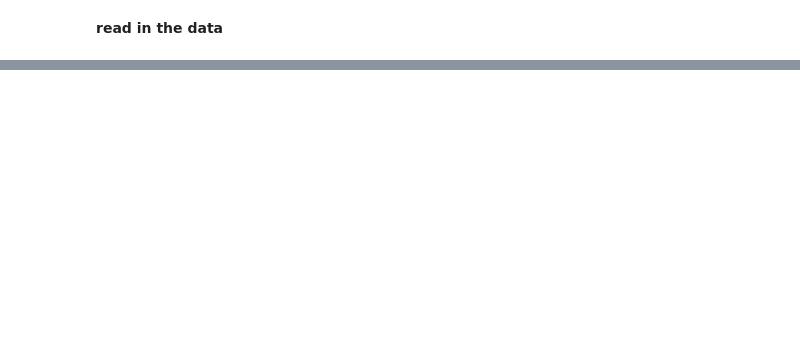
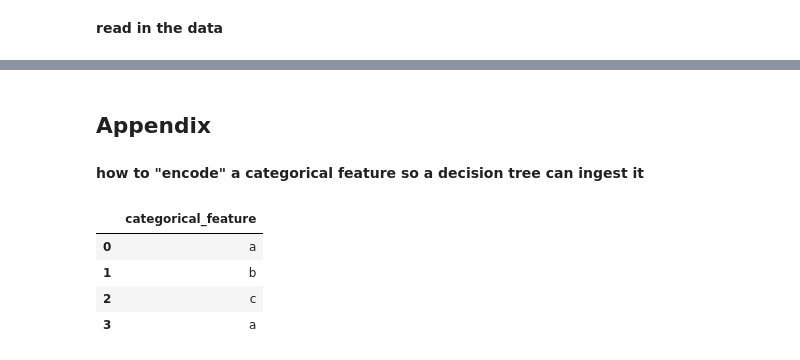
Before and after one commit to paulo-metrostar/intro-clf-trees, a Jupyter notebook: 2.1-understanding-decision-tree-classification.ipynb, the cells around one changed output, grey strips where cells are left out. Cells and saved outputs as stored; diff of their text form; code cells hidden in the pictures; blank space fills up the shorter version.

```diff
--- a/2.1-understanding-decision-tree-classification.ipynb
+++ b/2.1-understanding-decision-tree-classification.ipynb
@@ -129,0 +228,14 @@ plt.show()
+# %% [markdown]
+ ## Appendix
+# %% [markdown]
+**how to "encode" a categorical feature so a decision tree can ingest it**
+# %%
+# suppose you had the following column in a table
+toy_df = pd.DataFrame({'categorical_feature': ['a', 'b', 'c', 'a']})
+toy_df
+# %% [output]
+|  | categorical_feature |
+| 0 | a |
+| 1 | b |
+| 2 | c |
+| 3 | a |
```
Also changed, not shown: parts of 14 cells of this notebook, 2 other files.
